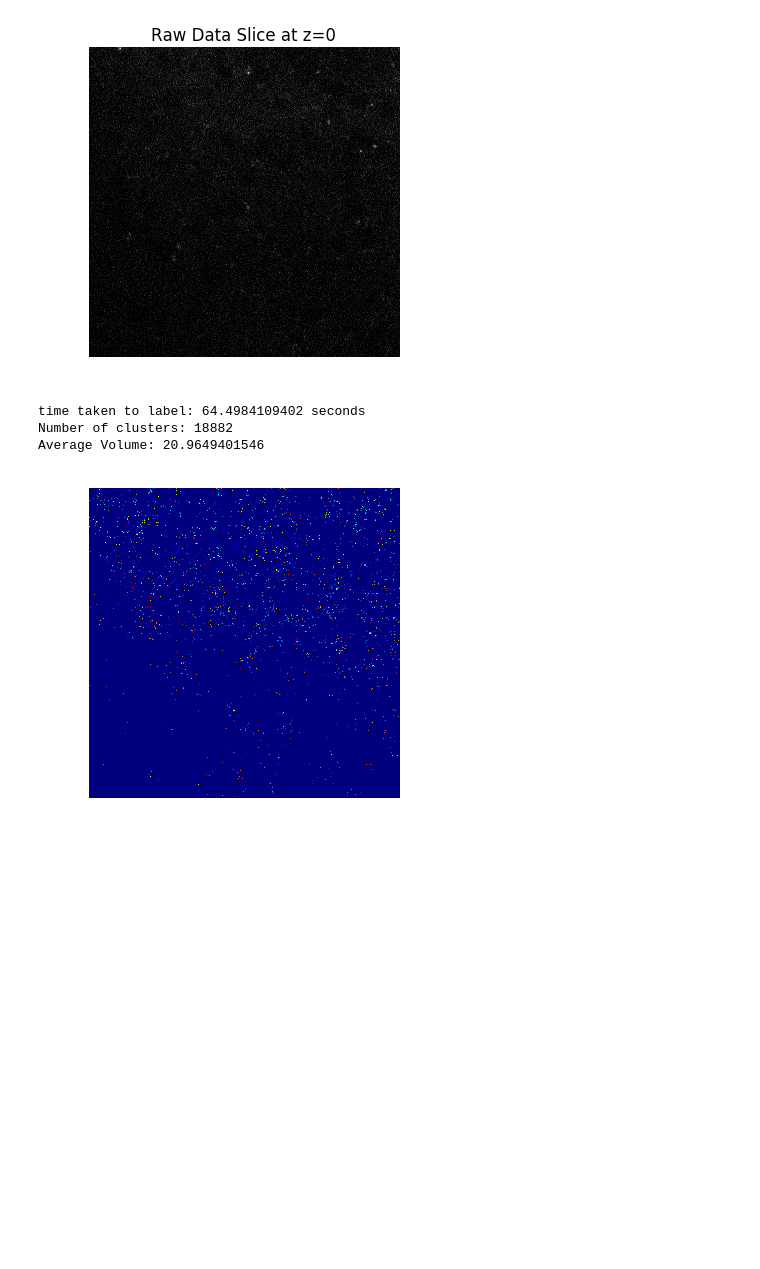
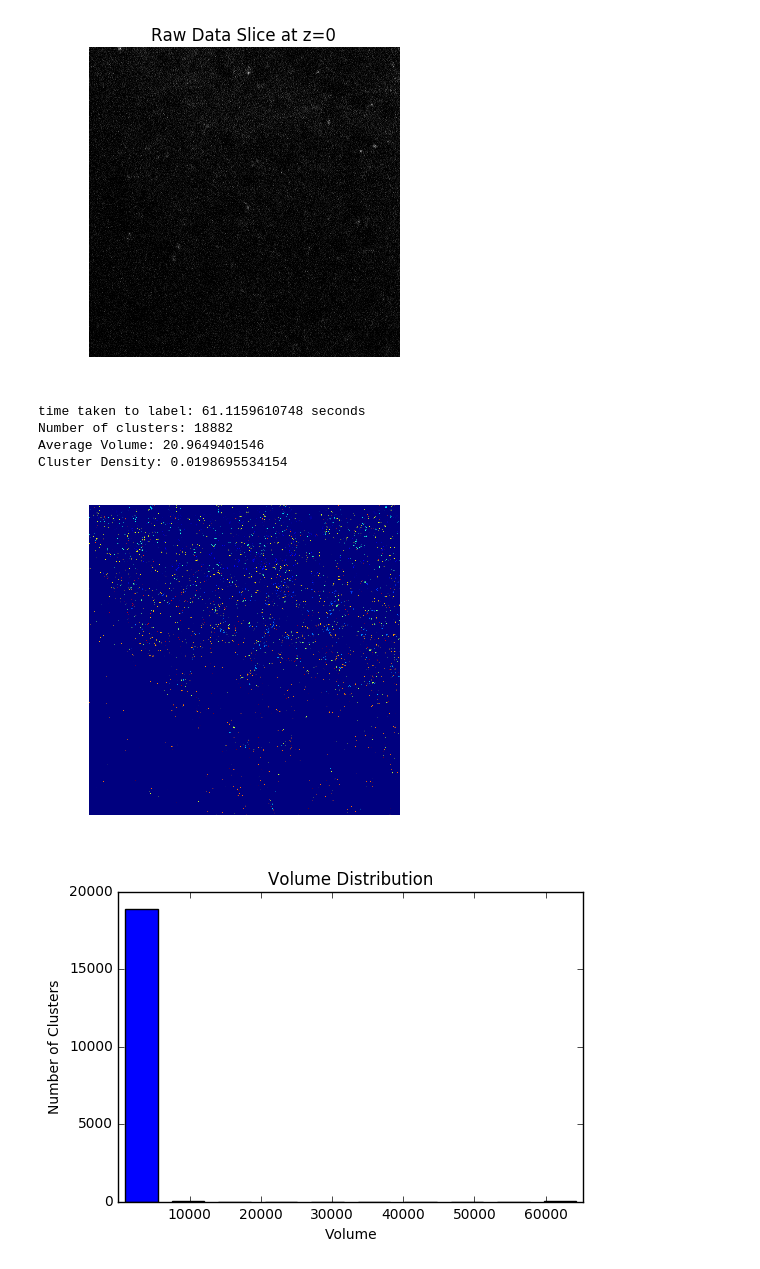
Before and after one commit to NeuroDataDesign/pan-synapse, a Jupyter notebook: background/Cluster_Thresh_Algorithms.md.ipynb, the cells around one changed output. Drawn from its saved outputs; the diff is of its cells as text; code cells hidden in the pictures; blank space fills up the shorter version.

```diff
--- a/background/Cluster_Thresh_Algorithms.md.ipynb
+++ b/background/Cluster_Thresh_Algorithms.md.ipynb
@@ -447,9 +471,11 @@ bianOutFull = cLib.otsuVox(plosOutFull)
 #dilate the output based on neigborhood size
 bianOutFullDil = ndimage.morphology.binary_dilation(bianOutFull).astype(int)
 # %%
-clusterAnalysis(bianOutFullDil, upperFence=200, sliceVis=3)
+clusterAnalysis(bianOutFullDil, upperFence=200, sliceVis=3, bins=10)
 # %% [output]
-time taken to label: 64.4984109402 seconds
+time taken to label: 61.1159610748 seconds
 Number of clusters: 18882
 Average Volume: 20.9649401546
+Cluster Density: 0.0198695534154
 [figure]
+[figure, added]
```
Also changed, not shown: parts of 10 cells of this notebook.
